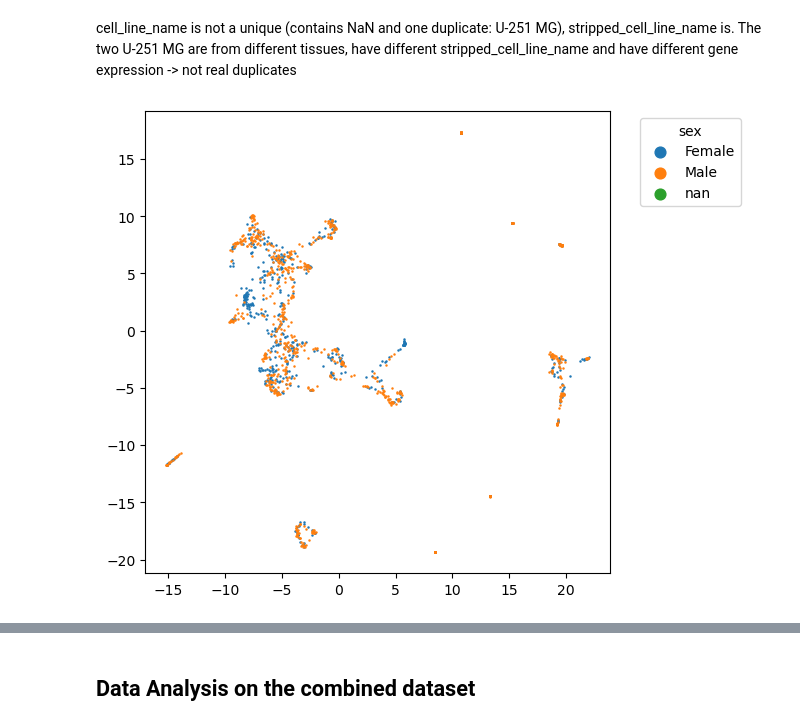
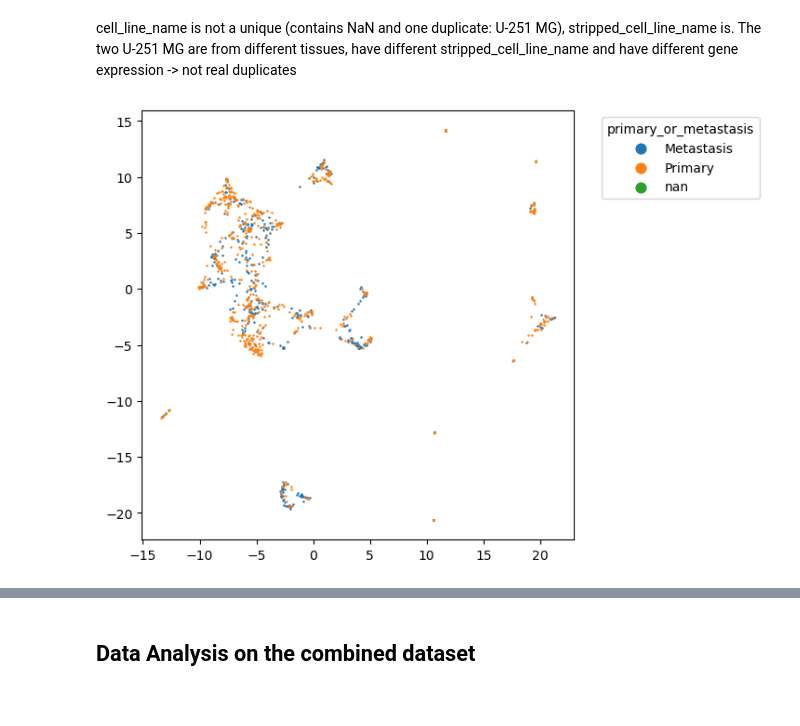
Before and after one commit to schrf/thesis, a Jupyter notebook: data_exploration.ipynb, the cells around one changed output, grey strips where cells are left out. Saved outputs shown, nothing was run; the diff lists cells and outputs as text; code cells hidden in the pictures.

```diff
--- a/data_exploration.ipynb
+++ b/data_exploration.ipynb
@@ -97,0 +15,2 @@ tcga
+# %%
+ccle, tcga, ccle_metadata, tcga_metadata = ccle_tcga_loader()
@@ -392,23 +324,23 @@ cell_line_name is not a unique (contains NaN and one duplicate: U-251 MG), strip
 # %%
 
 embedding = PaCMAP(n_components=2, n_neighbors=None, MN_ratio=0.5, FP_ratio=2.0)
 ccle_transformed = embedding.fit_transform(ccle, init="pca")
 
 fig, ax = plt.subplots(1, 1, figsize=(6, 6))
 
 # select what should be color coded, e.g. sex, disease, ...
-to_highlight = "sex"
+to_highlight = "primary_or_metastasis"
 id_mapping = {id: i for i, id in enumerate(ccle_metadata[to_highlight].unique())}
 
 for id, label in id_mapping.items():
     subset_indices = ccle_metadata[to_highlight] == id
     subset_transformed = ccle_transformed[subset_indices]
     ax.scatter(subset_transformed[:, 0], subset_transformed[:, 1], cmap="Spectral", label=id, s=0.6)
 
 # Create a legend
 if len(id_mapping) < 40:
     ax.legend(title=to_highlight, markerscale=10, bbox_to_anchor=(1.05, 1), loc='upper left')
 else:
     plt.title(to_highlight)
 # %% [output]
-[figure, old version]
+[figure, new version]
```
Also changed, not shown: parts of 19 cells of this notebook, 1 other file.
